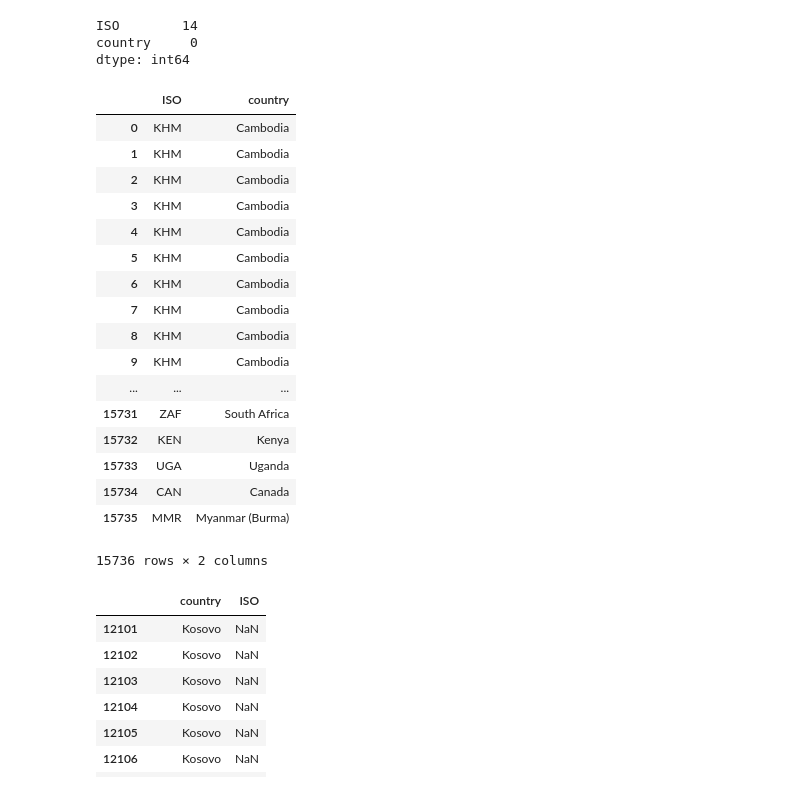
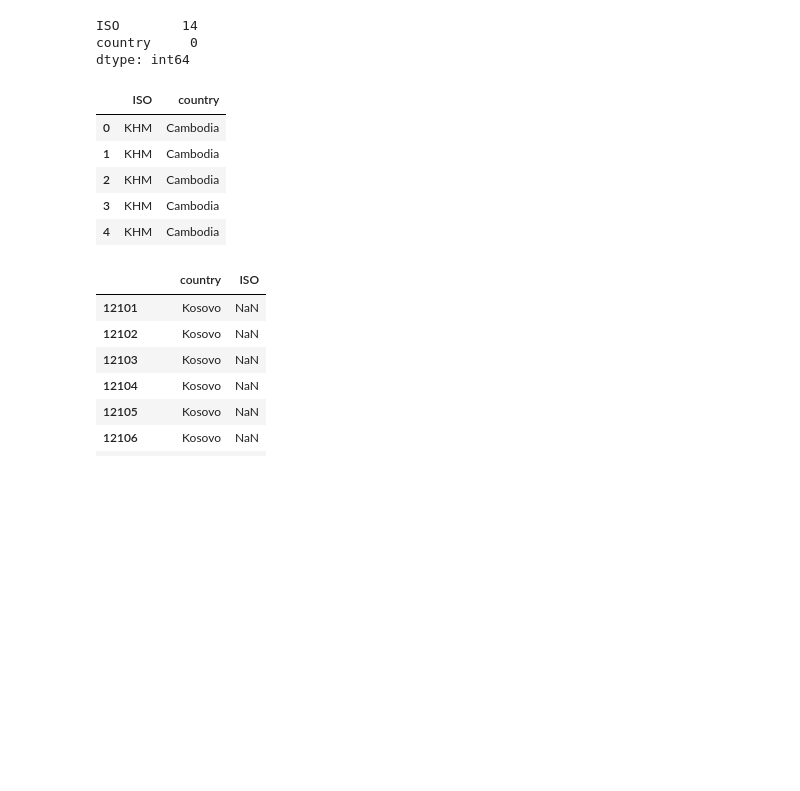
Before and after one commit to Kibugu/assignment-1-Kibugu, a Jupyter notebook: Kiva_funding.ipynb, the cells around one changed output. Drawn from its saved outputs; the diff is of its cells as text; code cells hidden in the pictures; blank space fills up the shorter version.

```diff
--- a/Kiva_funding.ipynb
+++ b/Kiva_funding.ipynb
@@ -329,26 +340,14 @@ ISO        14
 country     0
 dtype: int64
 # %%
-df4[['ISO','country']]
+df4[['ISO','country']].head()
 # %% [output]
 |  | ISO | country |
 | 0 | KHM | Cambodia |
 | 1 | KHM | Cambodia |
 | 2 | KHM | Cambodia |
 | 3 | KHM | Cambodia |
 | 4 | KHM | Cambodia |
-| 5 | KHM | Cambodia |
-| 6 | KHM | Cambodia |
-| 7 | KHM | Cambodia |
-| 8 | KHM | Cambodia |
-| 9 | KHM | Cambodia |
-| ... | ... | ... |
-| 15731 | ZAF | South Africa |
-| 15732 | KEN | Kenya |
-| 15733 | UGA | Uganda |
-| 15734 | CAN | Canada |
-| 15735 | MMR | Myanmar (Burma) |
-15736 rows × 2 columns
 # %%
 df_ISO=df4[['country','ISO']]
 
```
Also changed, not shown: parts of 55 cells of this notebook.
